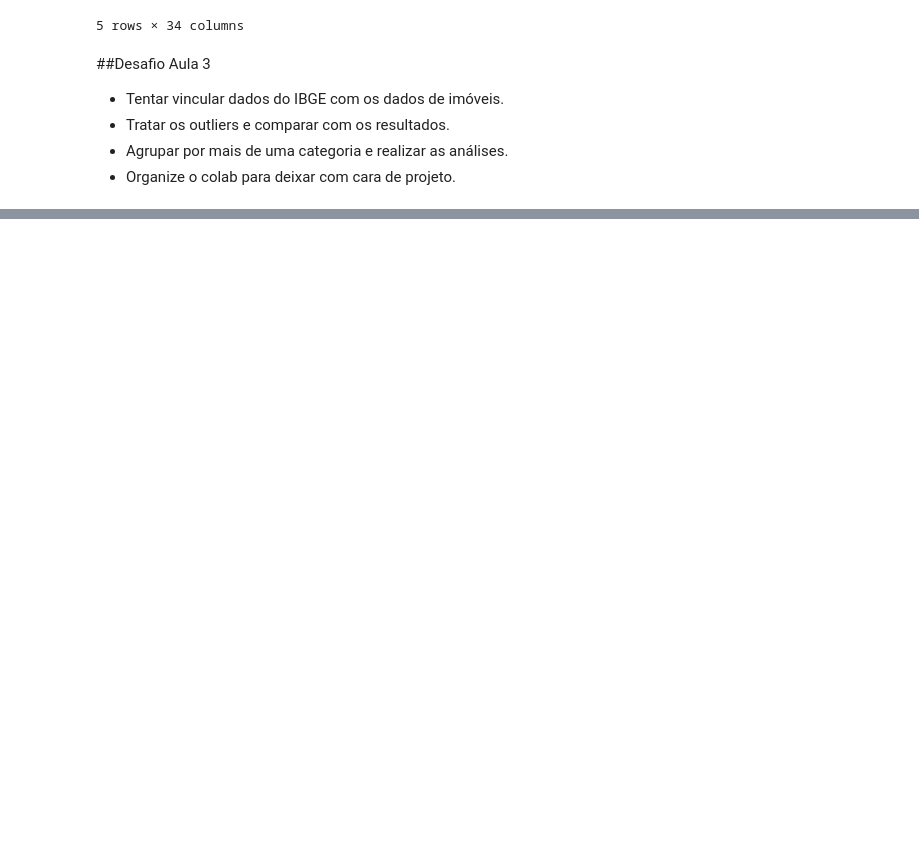
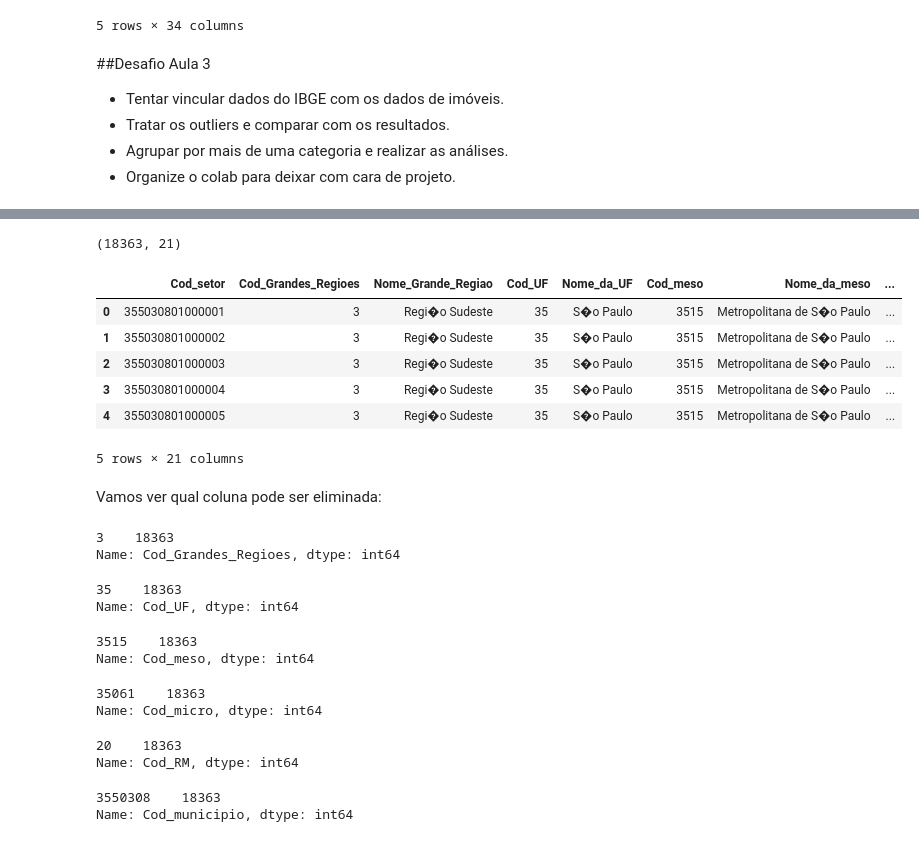
Before and after one commit to njuliacsouza/imersaoDADOS_Alura4, a Jupyter notebook: desafios/Imersao_dados_4_aula03.ipynb, the cells around one changed output, grey strips where cells are left out. Saved outputs shown, nothing was run; the diff lists cells and outputs as text; code cells hidden in the pictures; blank space fills up the shorter version.

```diff
--- a/desafios/Imersao_dados_4_aula03.ipynb
+++ b/desafios/Imersao_dados_4_aula03.ipynb
@@ -208,3 +208,7 @@ dados_ibge.head()
 - Tratar os outliers e comparar com os resultados.
 - Agrupar por mais de uma categoria e realizar as análises.
 - Organize o colab para deixar com cara de projeto.
+# %%
+# 1 - Tentar vincular dados do IBGE com os dados de imóveis
+errado = dados_ibge.columns[1]
+dados_ibge.columns[:21]
@@ -210,0 +223,46 @@ dados_ibge.head()
+# %%
+dados_ibge = dados_ibge.iloc[:,:21]
+dados_ibge.rename(columns={errado: 'Cod_Grandes_Regioes'}, inplace=True)
+print(dados_ibge.shape)
+dados_ibge.head()
+# %% [output]
+(18363, 21)
+|  | Cod_setor | Cod_Grandes_Regioes | Nome_Grande_Regiao | Cod_UF | Nome_da_UF | Cod_meso | Nome_da_meso | ... |
+| 0 | 355030801000001 | 3 | Regi�o Sudeste | 35 | S�o Paulo | 3515 | Metropolitana de S�o Paulo | ... |
+| 1 | 355030801000002 | 3 | Regi�o Sudeste | 35 | S�o Paulo | 3515 | Metropolitana de S�o Paulo | ... |
+| 2 | 355030801000003 | 3 | Regi�o Sudeste | 35 | S�o Paulo | 3515 | Metropolitana de S�o Paulo | ... |
+| 3 | 355030801000004 | 3 | Regi�o Sudeste | 35 | S�o Paulo | 3515 | Metropolitana de S�o Paulo | ... |
+| 4 | 355030801000005 | 3 | Regi�o Sudeste | 35 | S�o Paulo | 3515 | Metropolitana de S�o Paulo | ... |
+5 rows × 21 columns
+# %% [markdown]
+Vamos ver qual coluna pode ser eliminada:
+# %%
+dados_ibge['Cod_Grandes_Regioes'].value_counts()  # todos são no sudeste, as duas colunas podem ser retiradas
+# %% [output]
+3    18363
+Name: Cod_Grandes_Regioes, dtype: int64
+# %%
+dados_ibge['Cod_UF'].value_counts()  # todos da mesma UF (pode tirar Cod_UF e Nome_da_UF)
+# %% [output]
+35    18363
+Name: Cod_UF, dtype: int64
+# %%
+dados_ibge['Cod_meso'].value_counts()  # todos do mesmo MESO
+# %% [output]
+3515    18363
+Name: Cod_meso, dtype: int64
+# %%
+dados_ibge['Cod_micro'].value_counts()  # todos do mesmo micro
+# %% [output]
+35061    18363
+Name: Cod_micro, dtype: int64
+# %%
+dados_ibge['Cod_RM'].value_counts()  # todos do mesmo MR
+# %% [output]
+20    18363
+Name: Cod_RM, dtype: int64
+# %%
+dados_ibge['Cod_municipio'].value_counts()  # todos do mesmo municipio
+# %% [output]
+3550308    18363
+Name: Cod_municipio, dtype: int64
```
Also changed, not shown: parts of 9 cells of this notebook.
